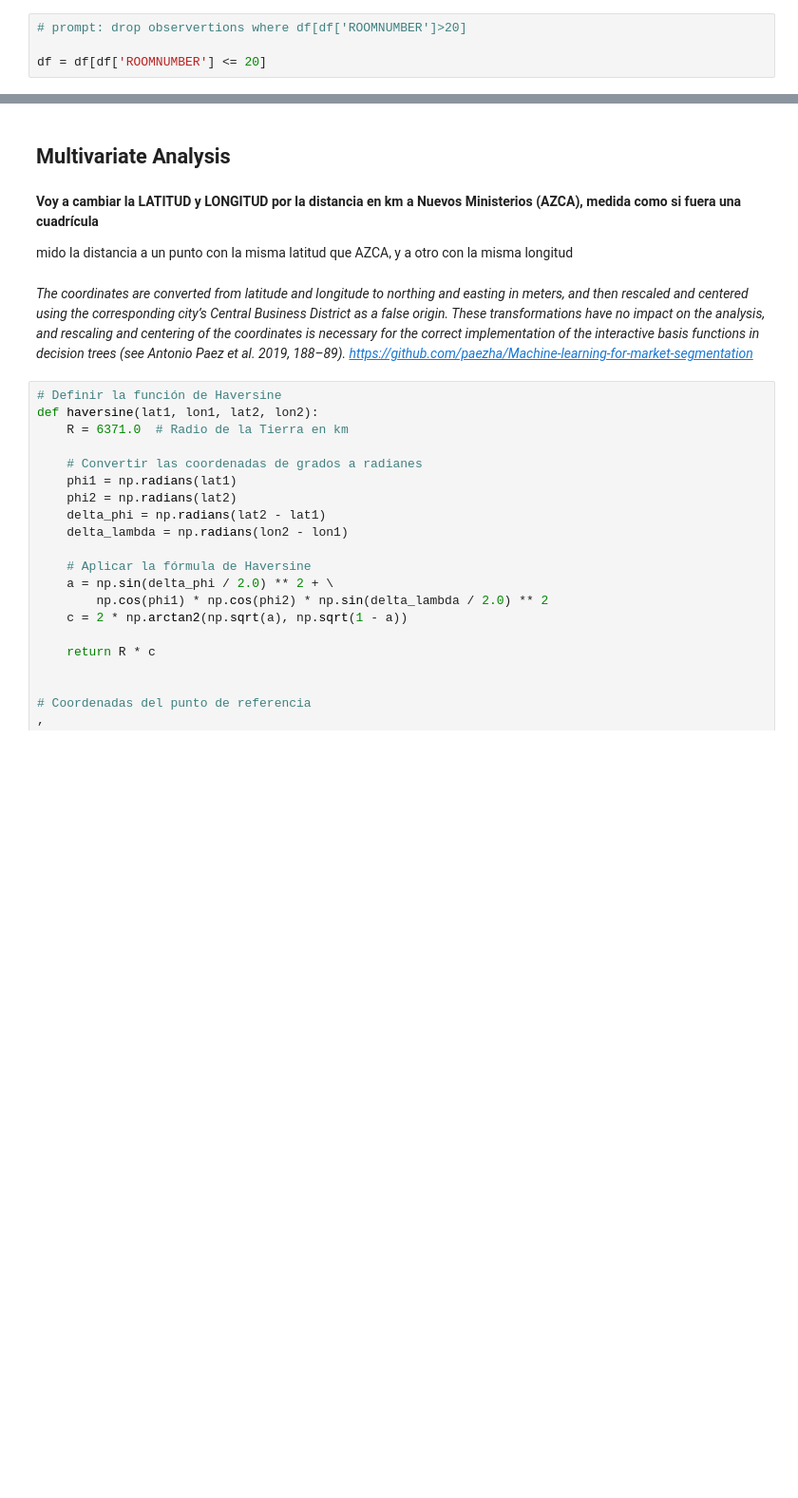
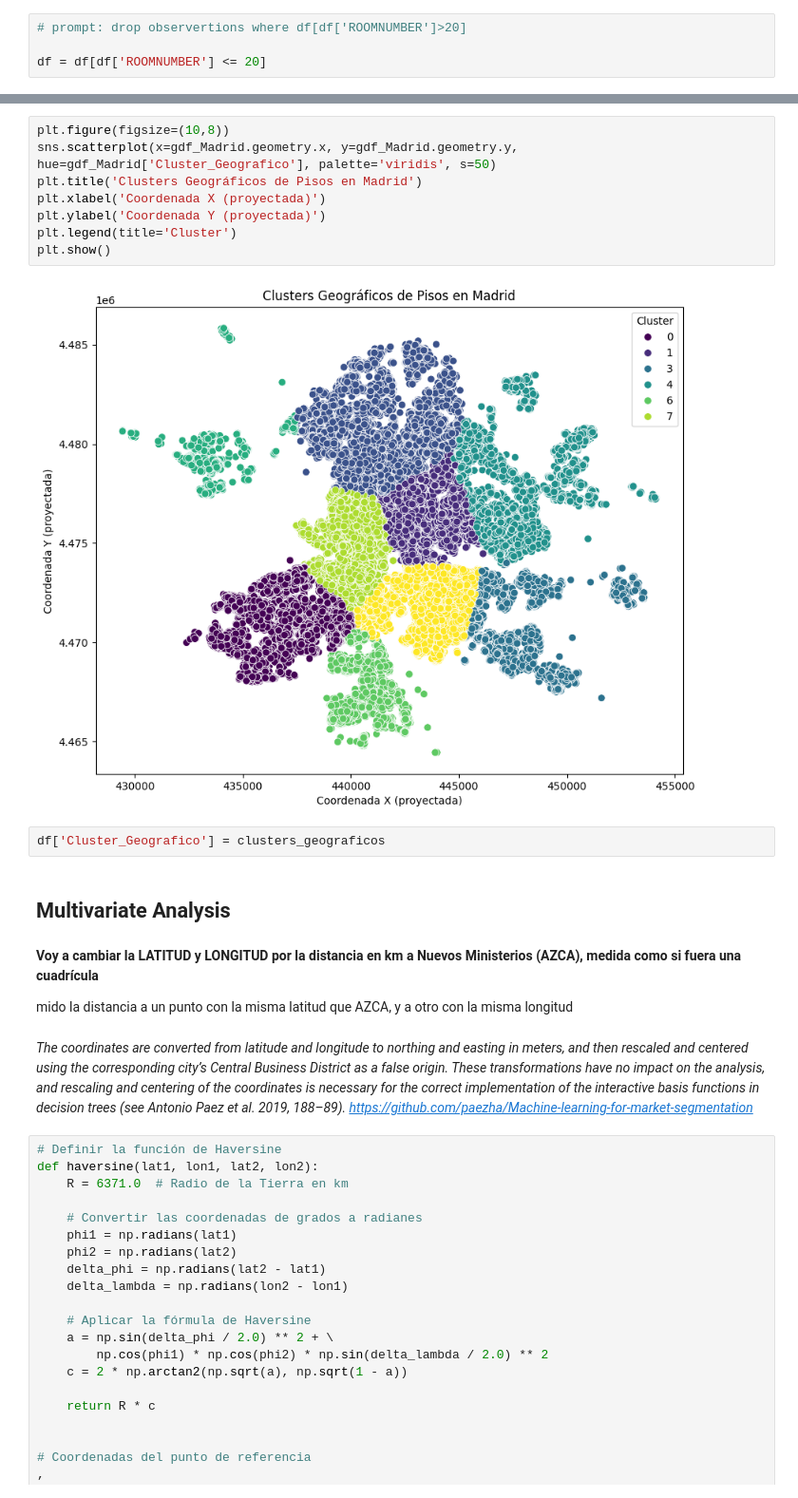
Before and after one commit to edouardor/Idealista_2024, a Jupyter notebook: Notebooks/Idealista Madrid github.ipynb, the cells around one changed output, grey strips where cells are left out. Shown at 95% size. Drawn from its saved outputs; the diff is of its cells as text; blank space fills up the shorter version.

```diff
--- a/Notebooks/Idealista Madrid github.ipynb
+++ b/Notebooks/Idealista Madrid github.ipynb
@@ -199,3 +224,15 @@ plt.show()
+# %%
+plt.figure(figsize=(10,8))
+sns.scatterplot(x=gdf_Madrid.geometry.x, y=gdf_Madrid.geometry.y, hue=gdf_Madrid['Cluster_Geografico'], palette='viridis', s=50)
+plt.title('Clusters Geográficos de Pisos en Madrid')
+plt.xlabel('Coordenada X (proyectada)')
+plt.ylabel('Coordenada Y (proyectada)')
+plt.legend(title='Cluster')
+plt.show()
+# %% [output]
+[figure, added]
+# %%
+df['Cluster_Geografico'] = clusters_geograficos
 # %% [markdown]
 ## Multivariate Analysis
 # %% [markdown]
```
Also changed, not shown: parts of 41 cells of this notebook, 1 other file.
